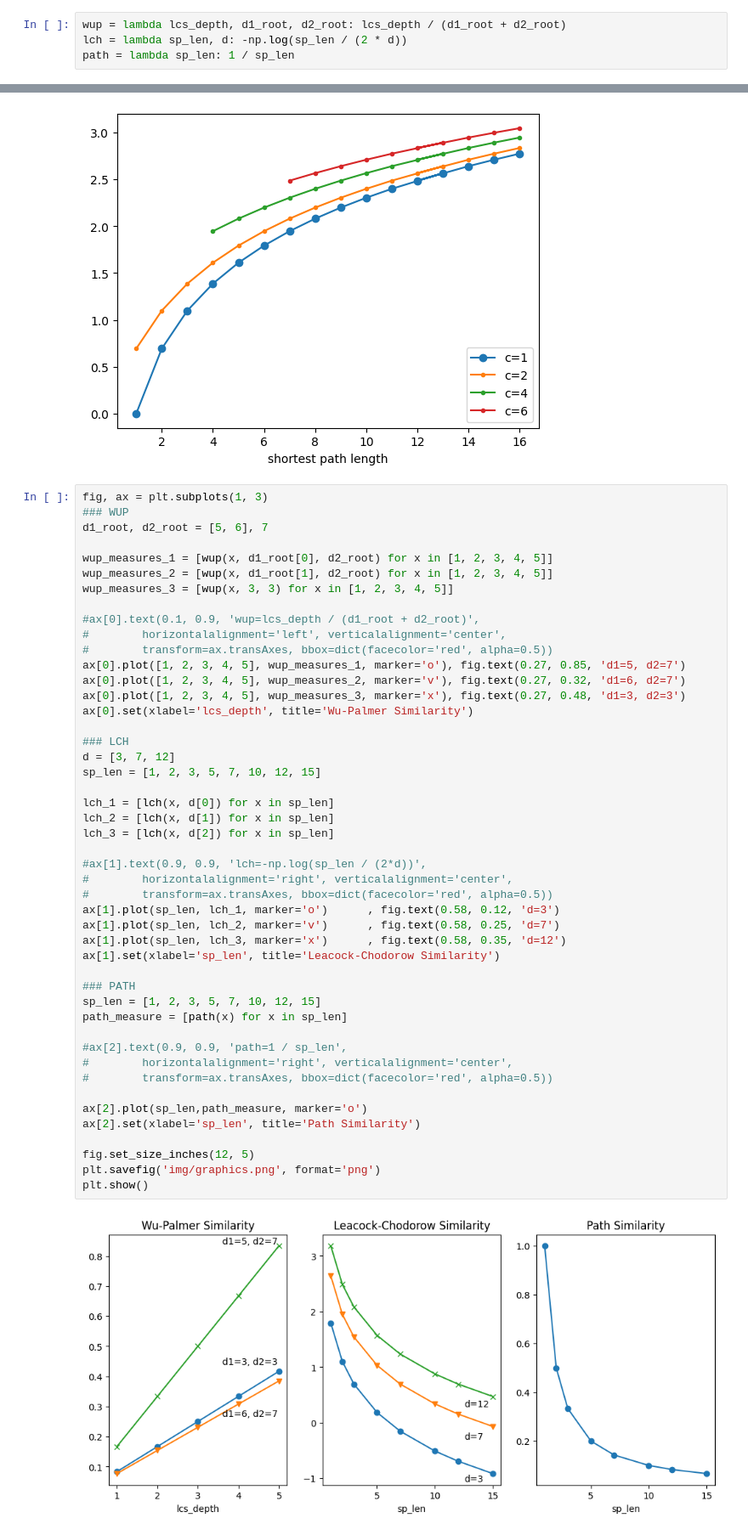
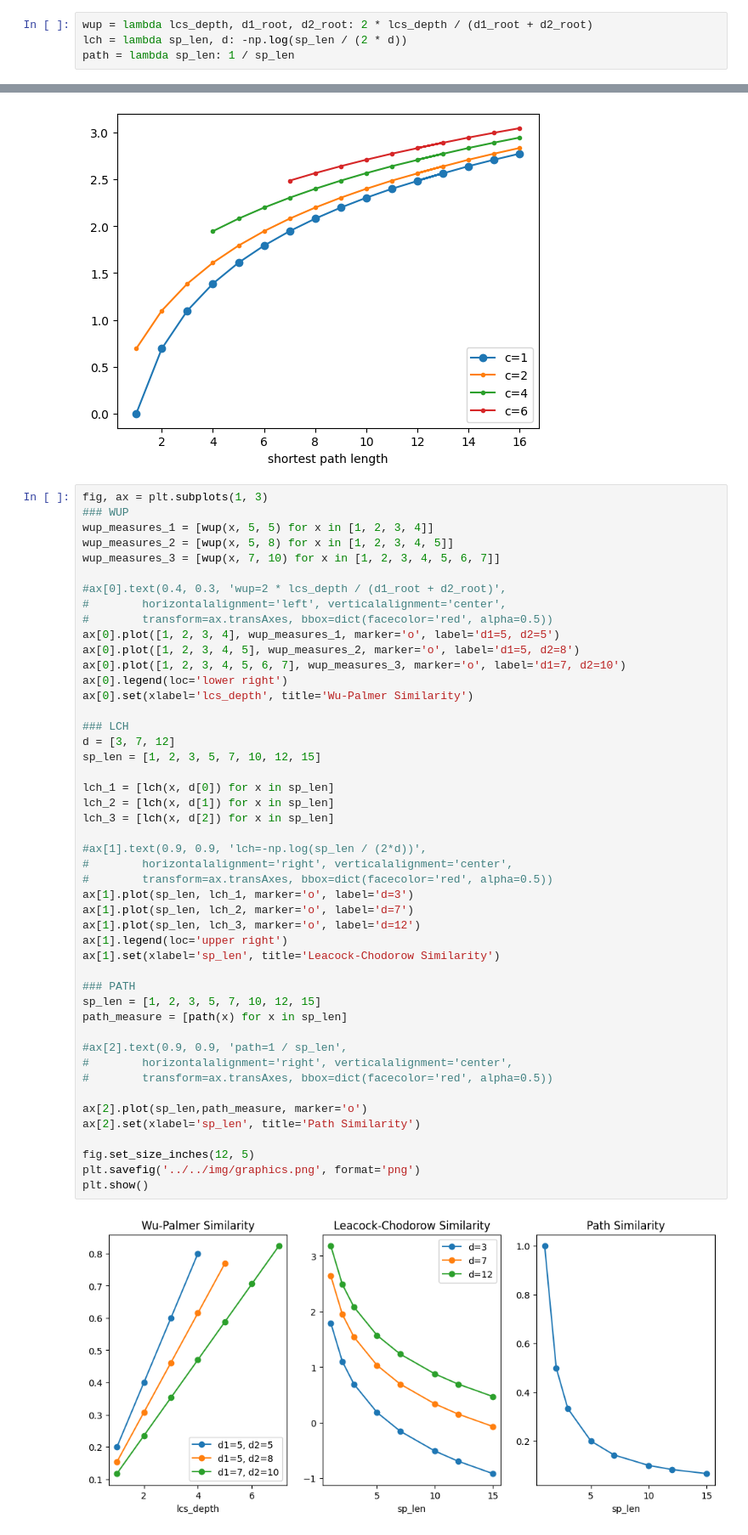
Before and after one commit to nanni00/babeldist, a Jupyter notebook: src/notebook/analysis_measures.ipynb, the cells around one changed output, grey strips where cells are left out. Shown at 85% size. Cells and saved outputs as stored; diff of their text form.

```diff
--- a/src/notebook/analysis_measures.ipynb
+++ b/src/notebook/analysis_measures.ipynb
@@ -2,7 +2,7 @@
 import numpy as np
 import matplotlib.pyplot as plt
 # %%
-wup = lambda lcs_depth, d1_root, d2_root: lcs_depth / (d1_root + d2_root)
+wup = lambda lcs_depth, d1_root, d2_root: 2 * lcs_depth / (d1_root + d2_root)
 lch = lambda sp_len, d: -np.log(sp_len / (2 * d))
 path = lambda sp_len: 1 / sp_len
 # %%
@@ -103,49 +103,49 @@ plt.show()
 # %%
 fig, ax = plt.subplots(1, 3)
 ### WUP
-d1_root, d2_root = [5, 6], 7
+wup_measures_1 = [wup(x, 5, 5) for x in [1, 2, 3, 4]]
+wup_measures_2 = [wup(x, 5, 8) for x in [1, 2, 3, 4, 5]]
+wup_measures_3 = [wup(x, 7, 10) for x in [1, 2, 3, 4, 5, 6, 7]]
 
-wup_measures_1 = [wup(x, d1_root[0], d2_root) for x in [1, 2, 3, 4, 5]]
-wup_measures_2 = [wup(x, d1_root[1], d2_root) for x in [1, 2, 3, 4, 5]]
-wup_measures_3 = [wup(x, 3, 3) for x in [1, 2, 3, 4, 5]]
-
-#ax[0].text(0.1, 0.9, 'wup=lcs_depth / (d1_root + d2_root)',
+#ax[0].text(0.4, 0.3, 'wup=2 * lcs_depth / (d1_root + d2_root)',
 #        horizontalalignment='left', verticalalignment='center',
 #        transform=ax.transAxes, bbox=dict(facecolor='red', alpha=0.5))
-ax[0].plot([1, 2, 3, 4, 5], wup_measures_1, marker='o'), fig.text(0.27, 0.85, 'd1=5, d2=7')
-ax[0].plot([1, 2, 3, 4, 5], wup_measures_2, marker='v'), fig.text(0.27, 0.32, 'd1=6, d2=7')
-ax[0].plot([1, 2, 3, 4, 5], wup_measures_3, marker='x'), fig.text(0.27, 0.48, 'd1=3, d2=3')
+ax[0].plot([1, 2, 3, 4], wup_measures_1, marker='o', label='d1=5, d2=5')
+ax[0].plot([1, 2, 3, 4, 5], wup_measures_2, marker='o', label='d1=5, d2=8')
+ax[0].plot([1, 2, 3, 4, 5, 6, 7], wup_measures_3, marker='o', label='d1=7, d2=10')
+ax[0].legend(loc='lower right')
 ax[0].set(xlabel='lcs_depth', title='Wu-Palmer Similarity')
 
 ### LCH
 d = [3, 7, 12]
 sp_len = [1, 2, 3, 5, 7, 10, 12, 15]
 
 lch_1 = [lch(x, d[0]) for x in sp_len]
 lch_2 = [lch(x, d[1]) for x in sp_len]
 lch_3 = [lch(x, d[2]) for x in sp_len]
 
 #ax[1].text(0.9, 0.9, 'lch=-np.log(sp_len / (2*d))',
 #        horizontalalignment='right', verticalalignment='center',
 #        transform=ax.transAxes, bbox=dict(facecolor='red', alpha=0.5))
-ax[1].plot(sp_len, lch_1, marker='o')      , fig.text(0.58, 0.12, 'd=3')
-ax[1].plot(sp_len, lch_2, marker='v')      , fig.text(0.58, 0.25, 'd=7')
-ax[1].plot(sp_len, lch_3, marker='x')      , fig.text(0.58, 0.35, 'd=12')
+ax[1].plot(sp_len, lch_1, marker='o', label='d=3')
+ax[1].plot(sp_len, lch_2, marker='o', label='d=7')
+ax[1].plot(sp_len, lch_3, marker='o', label='d=12')
+ax[1].legend(loc='upper right')
 ax[1].set(xlabel='sp_len', title='Leacock-Chodorow Similarity')
 
 ### PATH
 sp_len = [1, 2, 3, 5, 7, 10, 12, 15]
 path_measure = [path(x) for x in sp_len]
 
 #ax[2].text(0.9, 0.9, 'path=1 / sp_len',
 #        horizontalalignment='right', verticalalignment='center',
 #        transform=ax.transAxes, bbox=dict(facecolor='red', alpha=0.5))
 
 ax[2].plot(sp_len,path_measure, marker='o')
 ax[2].set(xlabel='sp_len', title='Path Similarity')
 
 fig.set_size_inches(12, 5)
-plt.savefig('img/graphics.png', format='png')
+plt.savefig('../../img/graphics.png', format='png')
 plt.show()
 # %% [output]
-[figure, old version]
+[figure, new version]
```
Also changed, not shown: parts of 3 cells of this notebook, 10 other files.
